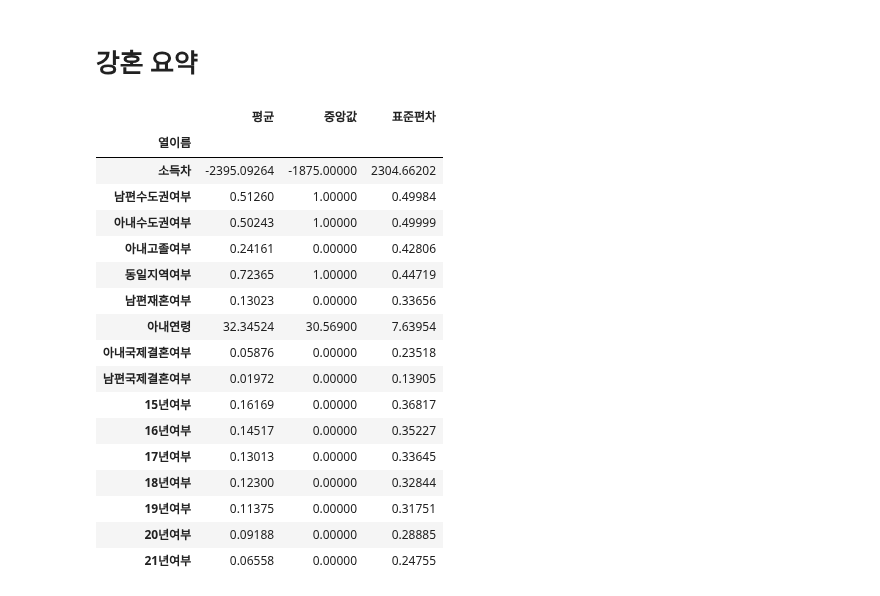
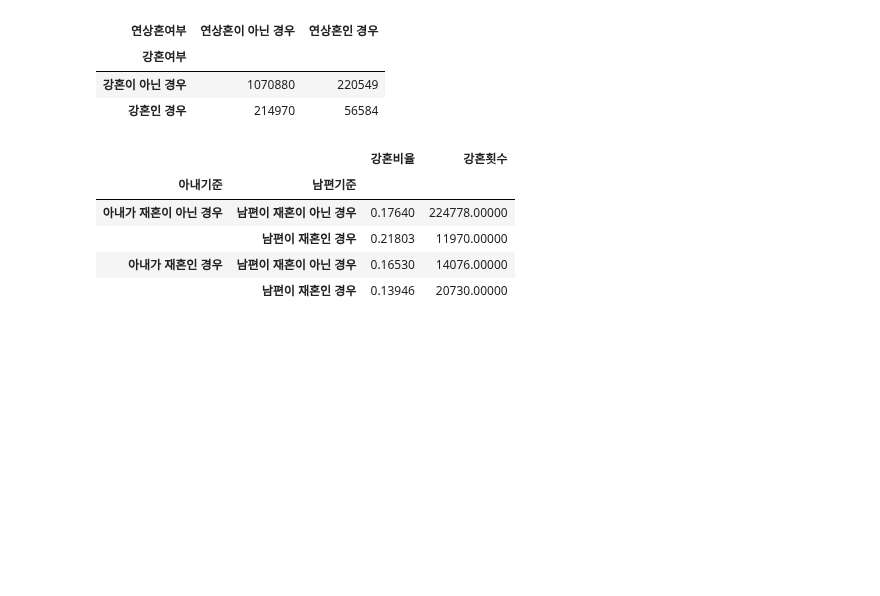
Before and after one commit to ohMinyoung22/science_project, a Jupyter notebook: eda/kanghon.ipynb, the cells around one changed output. Drawn from its saved outputs; the diff is of its cells as text; code cells hidden in the pictures; blank space fills up the shorter version.

```diff
--- a/eda/kanghon.ipynb
+++ b/eda/kanghon.ipynb
@@ -84,6 +84,8 @@ for year in range(2010,2022):
     df[year].loc[df[year]['남편출생년도'] != df[year]['아내출생년도'], "동갑혼여부"] = 0
     df[year].loc[df[year]['남편출생년도'] < df[year]['아내출생년도'], "연하혼여부"] = 1
     df[year].loc[df[year]['남편출생년도'] >= df[year]['아내출생년도'], "연하혼여부"] = 0
+    df[year].loc[df[year]['남편출생년도'] > df[year]['아내출생년도'], "연상혼여부"] = 1
+    df[year].loc[df[year]['남편출생년도'] <= df[year]['아내출생년도'], "연상혼여부"] = 0
 
     # 아내 대도시
     df[year].loc[df[year]['아내지역코드'].isin([11, 21, 22, 23, 24, 25]),
@@ -619,2 +307,0 @@ for e in df_from_2014_to_2021.columns:
-# %% [markdown]
-# 강혼 요약
@@ -635,21 +308,53 @@ for col in newDf.index.unique():
-# %%
-newDf
-# %% [output]
-|  | 평균 | 중앙값 | 표준편차 |
-| 열이름 |  |  |  |
-| 소득차 | -2395.09264 | -1875.00000 | 2304.66202 |
-| 남편수도권여부 | 0.51260 | 1.00000 | 0.49984 |
-| 아내수도권여부 | 0.50243 | 1.00000 | 0.49999 |
-| 아내고졸여부 | 0.24161 | 0.00000 | 0.42806 |
-| 동일지역여부 | 0.72365 | 1.00000 | 0.44719 |
-| 남편재혼여부 | 0.13023 | 0.00000 | 0.33656 |
-| 아내연령 | 32.34524 | 30.56900 | 7.63954 |
-| 아내국제결혼여부 | 0.05876 | 0.00000 | 0.23518 |
-| 남편국제결혼여부 | 0.01972 | 0.00000 | 0.13905 |
-| 15년여부 | 0.16169 | 0.00000 | 0.36817 |
-| 16년여부 | 0.14517 | 0.00000 | 0.35227 |
-| 17년여부 | 0.13013 | 0.00000 | 0.33645 |
-| 18년여부 | 0.12300 | 0.00000 | 0.32844 |
-| 19년여부 | 0.11375 | 0.00000 | 0.31751 |
-| 20년여부 | 0.09188 | 0.00000 | 0.28885 |
-| 21년여부 | 0.06558 | 0.00000 | 0.24755 |
+# %%
+ct = pd.crosstab(df_from_2014_to_2021['강혼여부'], df_from_2014_to_2021['연상혼여부'])
+
+ct.rename(columns={0 : "연상혼이 아닌 경우", 1 :"연상혼인 경우"}, index= {0 : "강혼이 아닌 경우", 1 : "강혼인 경우"})
+# %% [output]
+| 연상혼여부 | 연상혼이 아닌 경우 | 연상혼인 경우 |
+| 강혼여부 |  |  |
+| 강혼이 아닌 경우 | 1070880 | 220549 |
+| 강혼인 경우 | 214970 | 56584 |
+# %%
+index_array = np.array([['아내가 재혼이 아닌 경우', '아내가 재혼이 아닌 경우', '아내가 재혼인 경우', '아내가 재혼인 경우'], ['남편이 재혼이 아닌 경우', '남편이 재혼인 경우', '남편이 재혼이 아닌 경우', '남편이 재혼인 경우']])
+
+
+mul_idx = pd.MultiIndex.from_arrays(index_array, names=['아내기준', '남편기준'])
+
+marriage = pd.DataFrame(index=mul_idx)
+
+woman_first_condition = df_from_2014_to_2021['아내재혼여부'] == 0
+woman_not_first_condition = df_from_2014_to_2021['아내재혼여부'] == 1
+
+man_first_condition = df_from_2014_to_2021['남편재혼여부'] == 0
+man_not_first_condition = df_from_2014_to_2021['남편재혼여부'] == 1
+
+
+# 아내 재혼 x, 남편 재혼 x
+population = df_from_2014_to_2021[woman_first_condition & man_first_condition]
+marriage.loc[('아내가 재혼이 아닌 경우', '남편이 재혼이 아닌 경우'), '강혼비율'] = len(population[population['강혼여부'] == 1]) / len(population)
+marriage.loc[('아내가 재혼이 아닌 경우', '남편이 재혼이 아닌 경우'), '강혼횟수'] = len(population[population['강혼여부'] == 1])
+
+# 아내 재혼 x, 남편 재혼 o
+population = df_from_2014_to_2021[woman_first_condition & man_not_first_condition]
+marriage.loc[('아내가 재혼이 아닌 경우', '남편이 재혼인 경우'), '강혼비율'] = len(population[population['강혼여부'] == 1]) / len(population)
+marriage.loc[('아내가 재혼이 아닌 경우', '남편이 재혼인 경우'), '강혼횟수'] = len(population[population['강혼여부'] == 1])
+
+# 아내 재혼 o, 남편 재혼 x
+population = df_from_2014_to_2021[woman_not_first_condition & man_first_condition]
+marriage.loc[('아내가 재혼인 경우', '남편이 재혼이 아닌 경우'), '강혼비율'] = len(population[population['강혼여부'] == 1]) / len(population)
+marriage.loc[('아내가 재혼인 경우', '남편이 재혼이 아닌 경우'), '강혼횟수'] = len(population[population['강혼여부'] == 1])\
+
+# 아내 재혼 o, 남편 재혼 o
+population = df_from_2014_to_2021[woman_not_first_condition & man_not_first_condition]
+marriage.loc[('아내가 재혼인 경우', '남편이 재혼인 경우'), '강혼비율'] = len(population[population['강혼여부'] == 1]) / len(population)
+marriage.loc[('아내가 재혼인 경우', '남편이 재혼인 경우'), '강혼횟수'] = len(population[population['강혼여부'] == 1])
+
+
+marriage
+# %% [output]
+|  |  | 강혼비율 | 강혼횟수 |
+| 아내기준 | 남편기준 |  |  |
+| 아내가 재혼이 아닌 경우 | 남편이 재혼이 아닌 경우 | 0.17640 | 224778.00000 |
+|  | 남편이 재혼인 경우 | 0.21803 | 11970.00000 |
+| 아내가 재혼인 경우 | 남편이 재혼이 아닌 경우 | 0.16530 | 14076.00000 |
+|  | 남편이 재혼인 경우 | 0.13946 | 20730.00000 |
```
Also changed, not shown: parts of 26 cells of this notebook.
